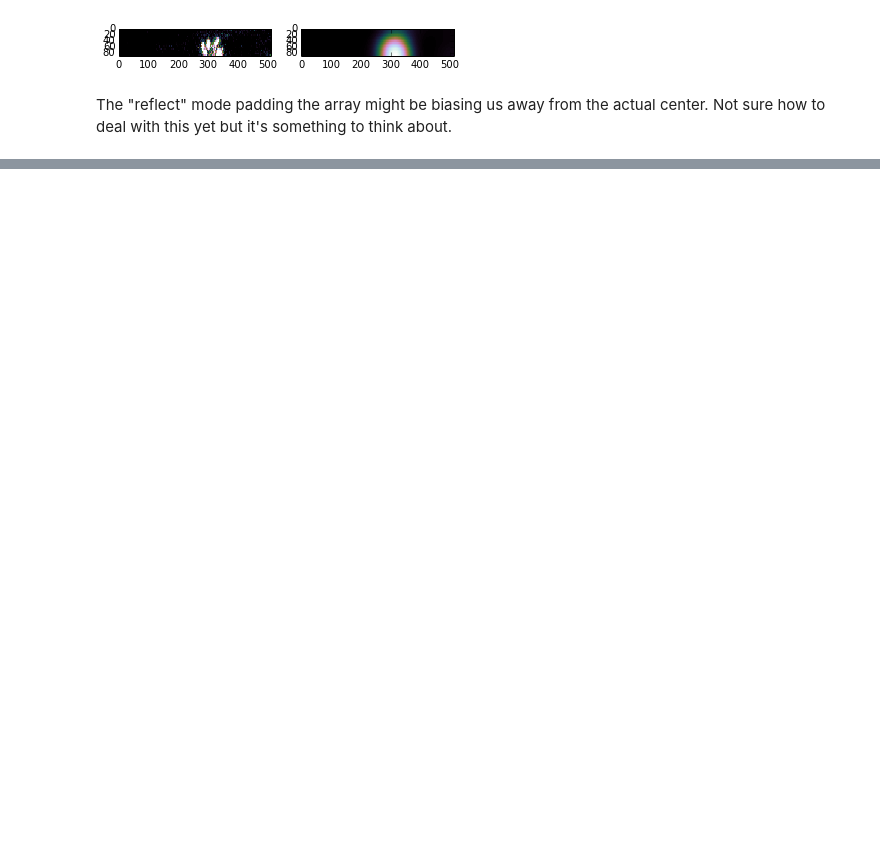
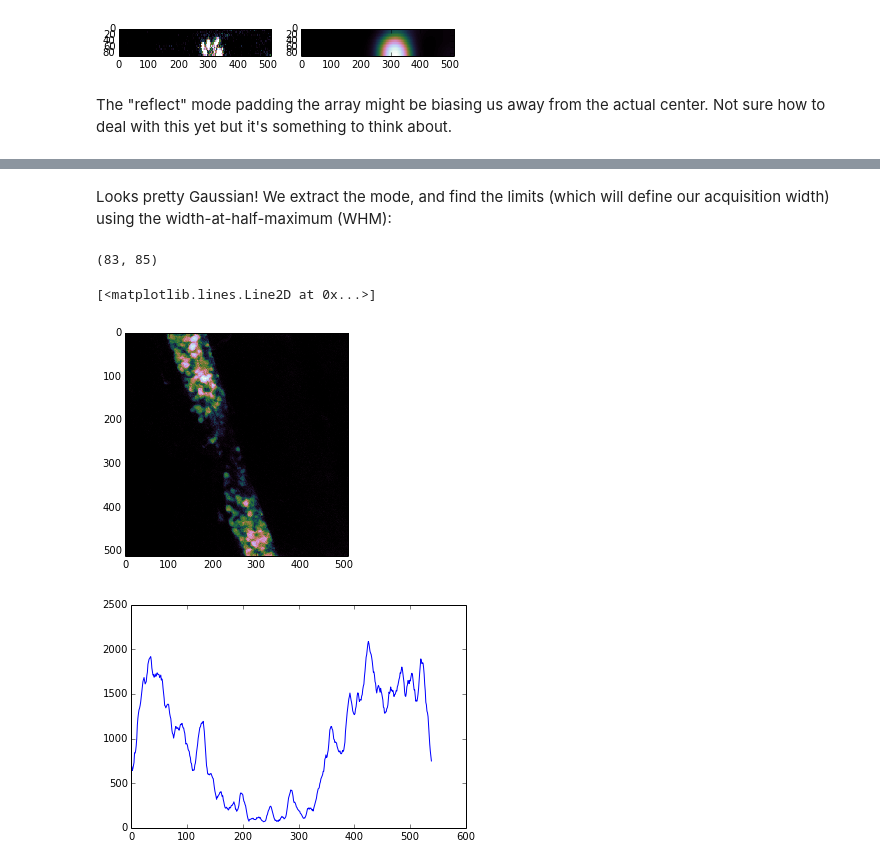
Before and after one commit to jni/notebooks, a Jupyter notebook: SCI-quantification-Kaslin.ipynb, the cells around one changed output, grey strips where cells are left out. Cells and saved outputs as stored; diff of their text form; code cells hidden in the pictures; blank space fills up the shorter version.

```diff
--- a/SCI-quantification-Kaslin.ipynb
+++ b/SCI-quantification-Kaslin.ipynb
@@ -31,3 +25,6 @@ def cshow(im):
+# %%
+import vis
+cshow = vis.cshow
 # %%
 cshow(im)
 # %% [output]
@@ -75,0 +84,26 @@ The "reflect" mode padding the array might be biasing us away from the actual ce
+# %% [markdown]
+Looks pretty Gaussian! We extract the mode, and find the limits (which will define our acquisition width) using the width-at-half-maximum (WHM):
+# %%
+bottom_distrib = bottomg.sum(axis=0)
+top_distrib = topg.sum(axis=0)
+flattened_image = sample.sum(axis=0)
+cshow(flattened_image)
+bottom_loc = bottom_distrib.argmax()
+bottom_max = bottom_distrib[bottom_loc]
+bottom_whm = (bottom_distrib > (bottom_max / 2)).astype(np.uint8).sum()
+top_loc = top_distrib.argmax()
+top_max = top_distrib[top_loc]
+top_whm = (top_distrib > (top_max / 2)).astype(np.uint8).sum()
+print(top_whm, bottom_whm)
+
+angle = np.arctan(np.abs(float(bottom_loc - top_loc)) / flattened_image.shape[0])
+width = max(top_whm, bottom_whm) * np.cos(angle)
+
+from lineprofile import profile_line
+prof = profile_line(flattened_image, ((top_loc, 0), (bottom_loc, flattened_image.shape[0] - 1)), int(width))
+plt.figure(); plt.plot(prof)
+# %% [output]
+(83, 85)
+[<matplotlib.lines.Line2D at 0x...>]
+[figure, added]
+[figure, added]
```
Also changed, not shown: parts of 10 cells of this notebook.
